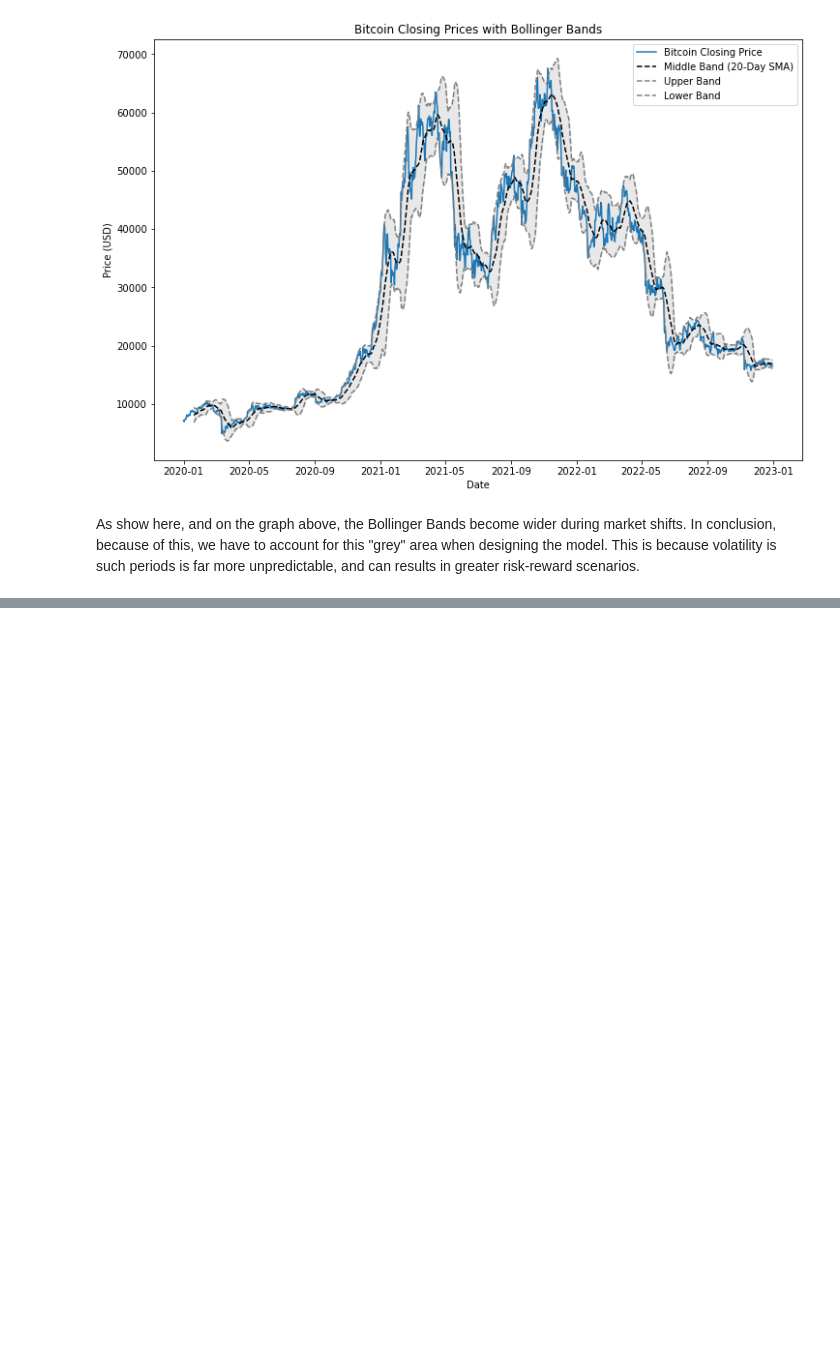
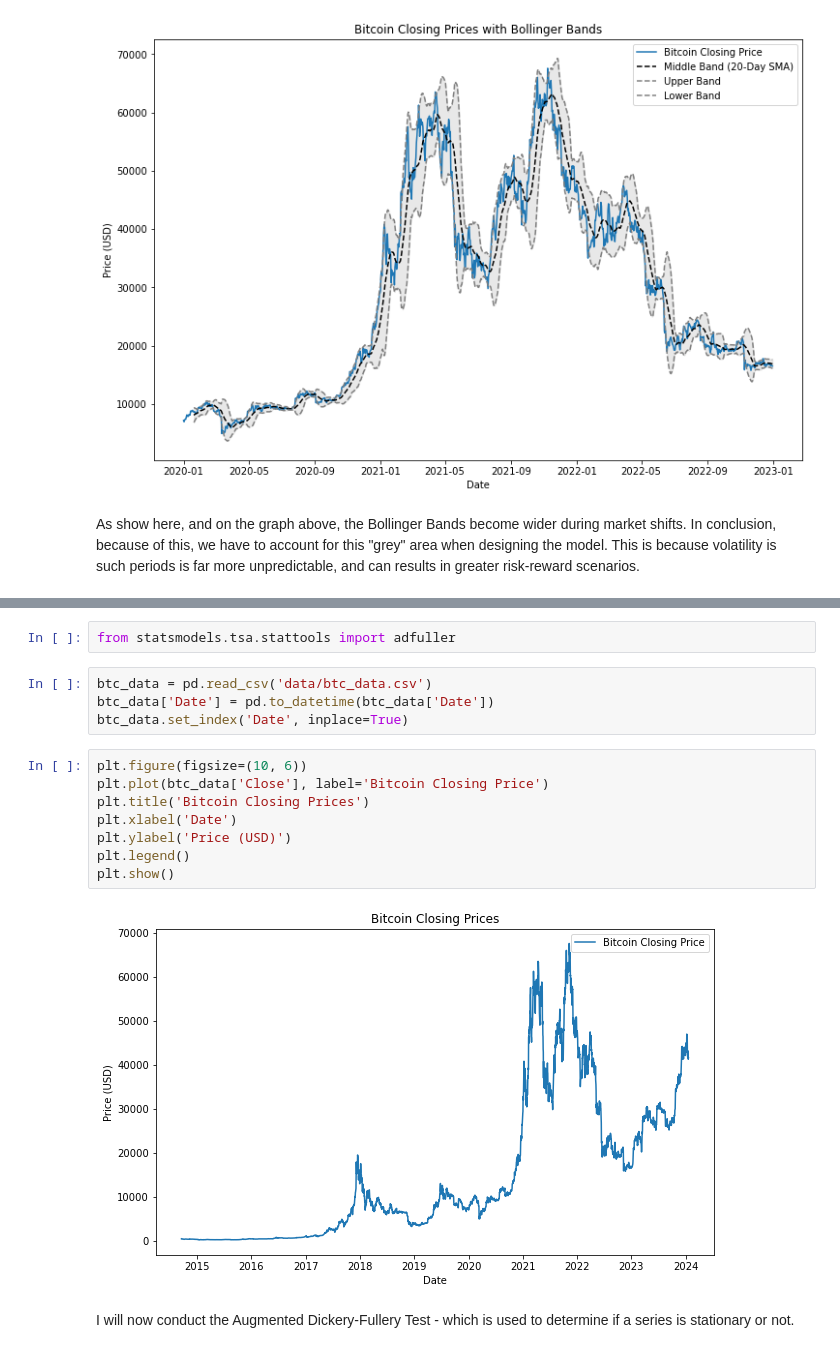
Before and after one commit to YashVG/crypto_ts, a Jupyter notebook: 02_data_analysis.ipynb, the cells around one changed output, grey strips where cells are left out. Saved outputs shown, nothing was run; the diff lists cells and outputs as text; blank space fills up the shorter version.

Commit message:
added ADF tests on overall data

```diff
--- a/02_data_analysis.ipynb
+++ b/02_data_analysis.ipynb
@@ -639,0 +650,18 @@ As show here, and on the graph above, the Bollinger Bands become wider during ma
+# %%
+from statsmodels.tsa.stattools import adfuller
+# %%
+btc_data = pd.read_csv('data/btc_data.csv')
+btc_data['Date'] = pd.to_datetime(btc_data['Date'])
+btc_data.set_index('Date', inplace=True)
+# %%
+plt.figure(figsize=(10, 6))
+plt.plot(btc_data['Close'], label='Bitcoin Closing Price')
+plt.title('Bitcoin Closing Prices')
+plt.xlabel('Date')
+plt.ylabel('Price (USD)')
+plt.legend()
+plt.show()
+# %% [output]
+[figure, added]
+# %% [markdown]
+I will now conduct the Augmented Dickery-Fullery Test - which is used to determine if a series is stationary or not.
```
Also changed, not shown: parts of 4 cells of this notebook.
